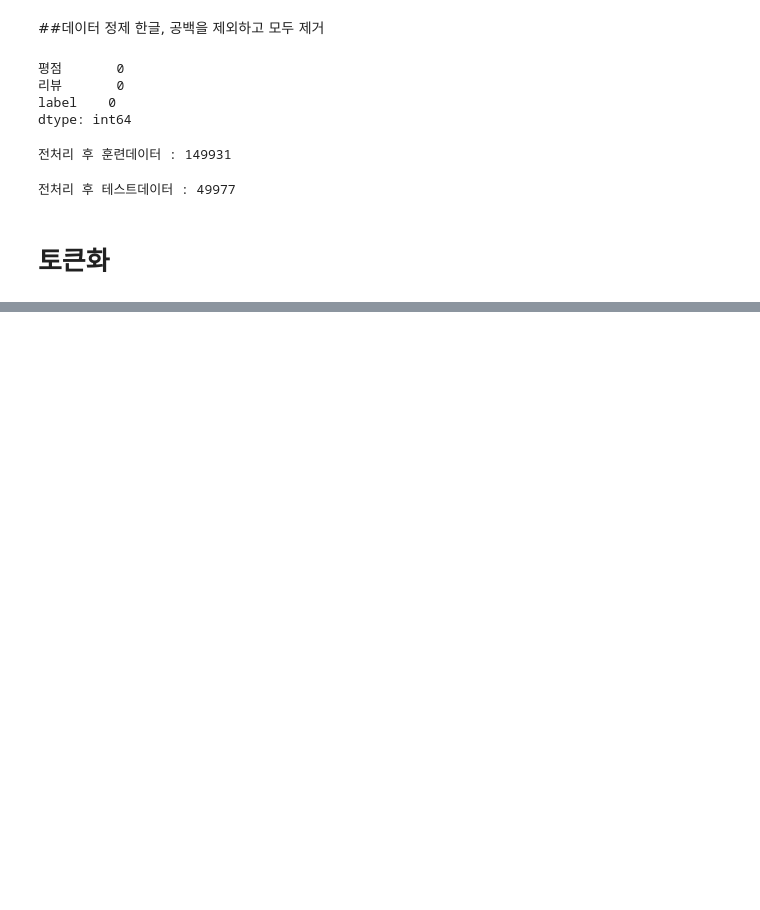
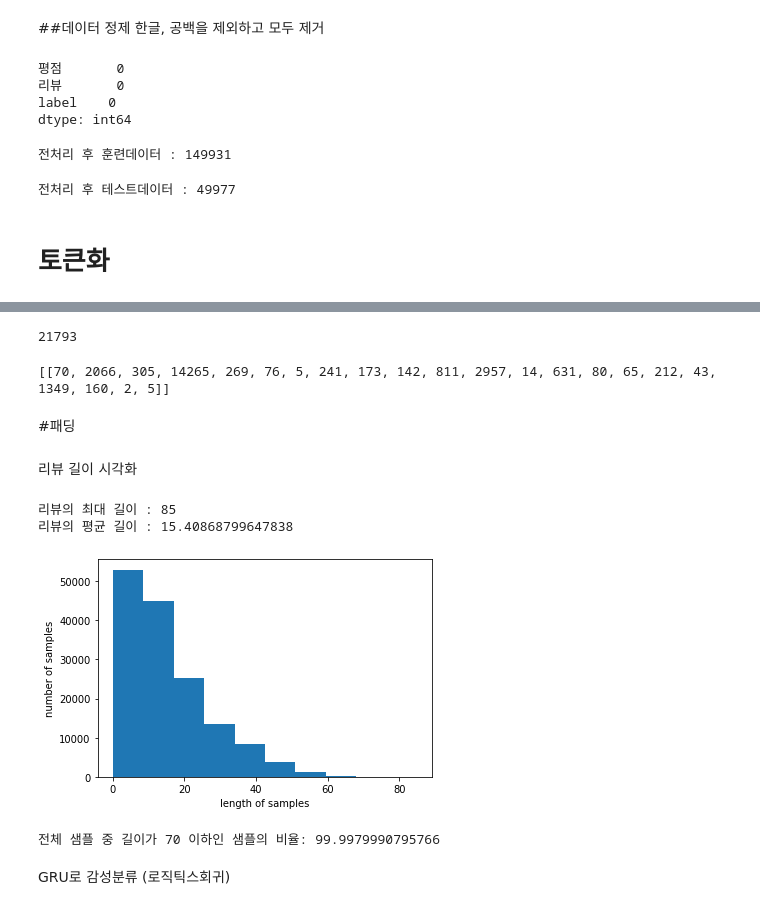
Before and after one commit to seunghak421/cp2-project, a Jupyter notebook: 리뷰데이터.ipynb, the cells around one changed output, grey strips where cells are left out. Drawn from its saved outputs; the diff is of its cells as text; code cells hidden in the pictures; blank space fills up the shorter version.

```diff
--- a/리뷰데이터.ipynb
+++ b/리뷰데이터.ipynb
@@ -131,0 +205,3 @@ print('전처리 후 테스트데이터 :',len(test_data))
+# %%
+tokenizer = Tokenizer()
+tokenizer.fit_on_texts(X_train)
@@ -131,0 +228,23 @@ print('전처리 후 테스트데이터 :',len(test_data))
+# %%
+threshold = 2 #1번밖에 나오지 않은 단어를 골라내기 위해서 2로
+
+total_count = len(tokenizer.word_index) # 총단어의 수
+rare_count = 0 # threshold보다 빈도수가 작은 단어의 수
+
+total_freq = 0 #  전체 단어 빈도수
+rare_freq = 0
+
+
+for key, value in tokenizer.word_counts.items():
+    total_freq = total_freq + value
+
+
+    if(value < threshold):
+        rare_count = rare_count + 1
+        rare_freq = rare_freq + value
+
+print('총 단어의 수  :',total_count)
+print('등장 빈도가 %s번 이하인 단어의 수: %s'%(threshold - 1, rare_count))
+
+print("빈도가 1인 단어의 수 :", (rare_count / total_count)*100)
+print("전체 등장 빈도에서 등장빈도가 1인 단어의 비율 :", (rare_freq / total_freq)*100)
@@ -131,0 +260,30 @@ print('전처리 후 테스트데이터 :',len(test_data))
+# %%
+#제거
+vocab_size = total_count - rare_count + 2
+print(vocab_size)
+# %% [output]
+21793
+# %%
+tokenizer = Tokenizer(vocab_size, oov_token = 'OOV') #Out-Of-Vocabulary
+tokenizer.fit_on_texts(X_train)
+X_train = tokenizer.texts_to_sequences(X_train)
+X_test = tokenizer.texts_to_sequences(X_test)
+# %%
+print(X_train[:1])
+# %% [output]
+[[70, 2066, 305, 14265, 269, 76, 5, 241, 173, 142, 811, 2957, 14, 631, 80, 65, 212, 43, 1349, 160, 2, 5]]
+# %% [markdown]
+#패딩
+# %% [markdown]
+리뷰 길이 시각화
+# %%
+print('리뷰의 최대 길이 :',max(len(review) for review in X_train))
+print('리뷰의 평균 길이 :',sum(map(len, X_train))/len(X_train))
+plt.hist([len(review) for review in X_train])
+plt.xlabel('length of samples')
+plt.ylabel('number of samples')
+plt.show()
+# %% [output]
+리뷰의 최대 길이 : 85
+리뷰의 평균 길이 : 15.40868799647838
+[figure, added]
@@ -131,0 +297,5 @@ print('전처리 후 테스트데이터 :',len(test_data))
+# %%
+max_len = 70
+below_threshold_len(max_len, X_train)
+# %% [output]
+전체 샘플 중 길이가 70 이하인 샘플의 비율: 99.9979990795766
@@ -131,0 +305,2 @@ print('전처리 후 테스트데이터 :',len(test_data))
+# %% [markdown]
+GRU로 감성분류 (로직틱스회귀)
```
Also changed, not shown: parts of 37 cells of this notebook.
